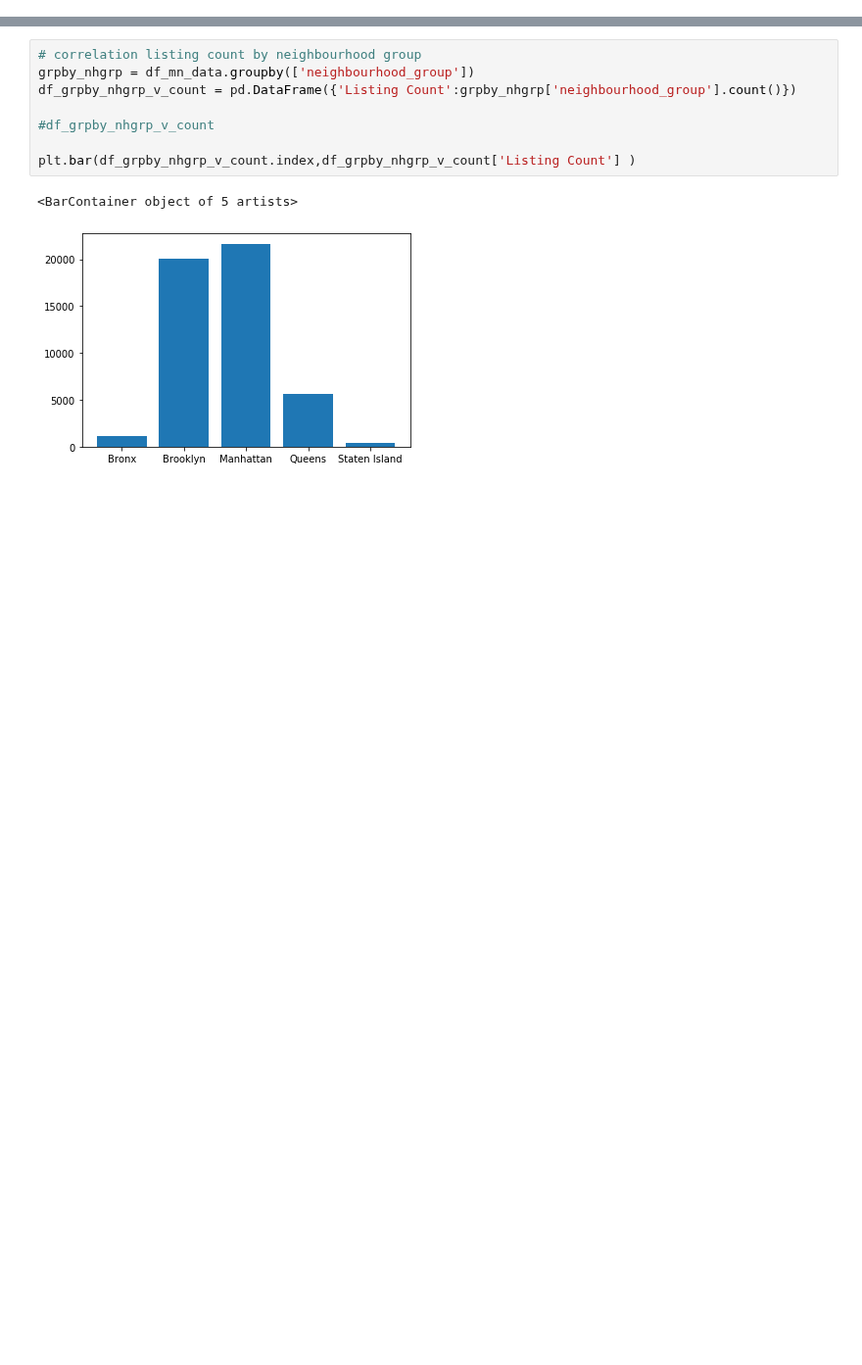
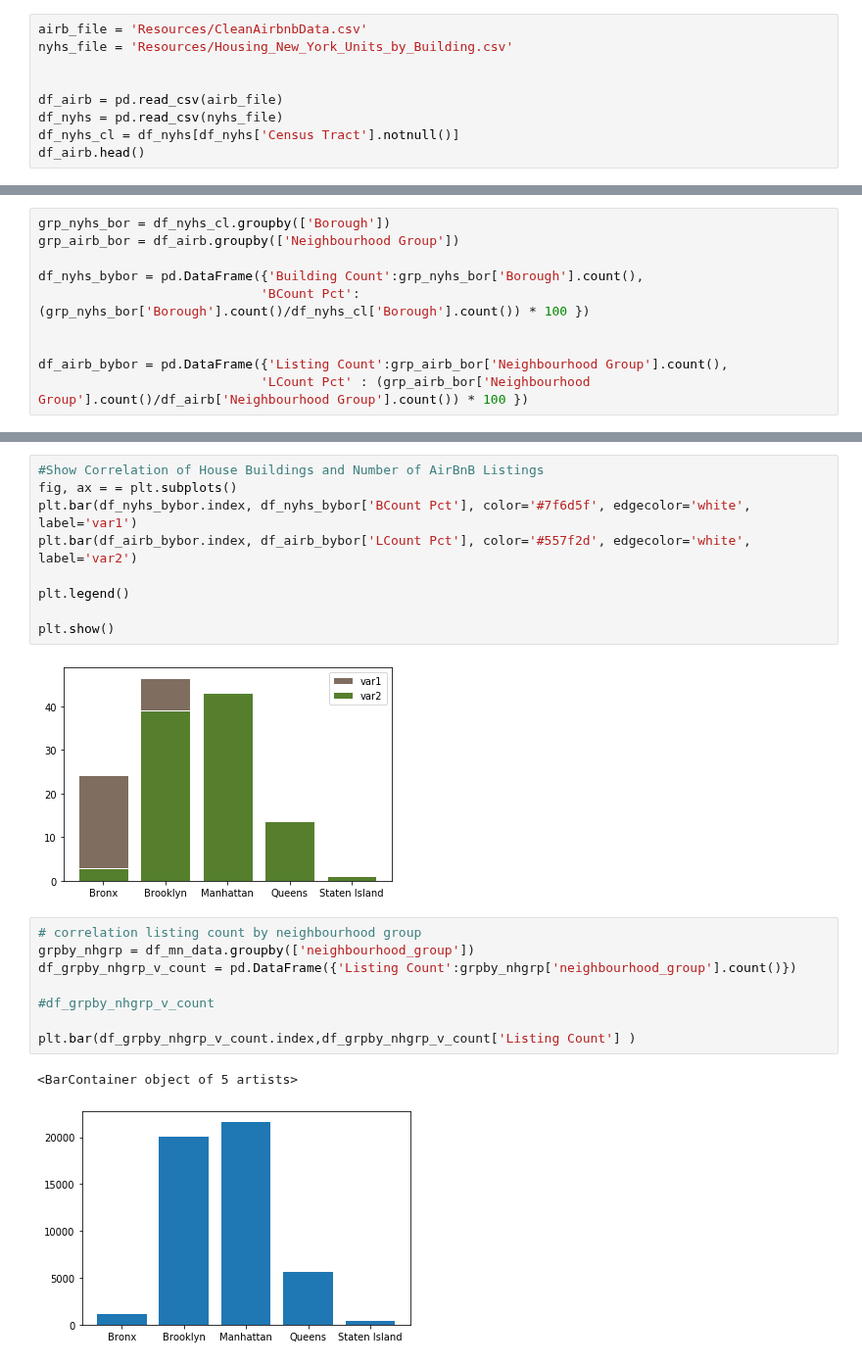
Before and after one commit to hayden4davey/Project1-Group2, a Jupyter notebook: arnold_data_analysis_1.ipynb, the cells around one changed output, grey strips where cells are left out. Shown at 98% size. Drawn from its saved outputs; the diff is of its cells as text; blank space fills up the shorter version.

```diff
--- a/arnold_data_analysis_1.ipynb
+++ b/arnold_data_analysis_1.ipynb
@@ -31,0 +7,9 @@ df_mn_data
+# %%
+airb_file = 'Resources/CleanAirbnbData.csv'
+nyhs_file = 'Resources/Housing_New_York_Units_by_Building.csv'
+
+
+df_airb = pd.read_csv(airb_file)
+df_nyhs = pd.read_csv(nyhs_file)
+df_nyhs_cl = df_nyhs[df_nyhs['Census Tract'].notnull()]
+df_airb.head()
@@ -31,0 +43,10 @@ df_mn_data
+# %%
+grp_nyhs_bor = df_nyhs_cl.groupby(['Borough'])
+grp_airb_bor = df_airb.groupby(['Neighbourhood Group'])
+
+df_nyhs_bybor = pd.DataFrame({'Building Count':grp_nyhs_bor['Borough'].count(),
+                             'BCount Pct': (grp_nyhs_bor['Borough'].count()/df_nyhs_cl['Borough'].count()) * 100 })
+
+
+df_airb_bybor = pd.DataFrame({'Listing Count':grp_airb_bor['Neighbourhood Group'].count(),
+                             'LCount Pct' : (grp_airb_bor['Neighbourhood Group'].count()/df_airb['Neighbourhood Group'].count()) * 100 })
@@ -32,3 +71,14 @@ df_mn_data
+# %%
+#Show Correlation of House Buildings and Number of AirBnB Listings
+fig, ax = = plt.subplots()
+plt.bar(df_nyhs_bybor.index, df_nyhs_bybor['BCount Pct'], color='#7f6d5f', edgecolor='white', label='var1')
+plt.bar(df_airb_bybor.index, df_airb_bybor['LCount Pct'], color='#557f2d', edgecolor='white', label='var2')
+
+plt.legend()
+
+plt.show()
+# %% [output]
+[figure, added]
 # %%
 # correlation listing count by neighbourhood group
 grpby_nhgrp = df_mn_data.groupby(['neighbourhood_group'])
```
Also changed, not shown: parts of 8 cells of this notebook, 2 other files.
